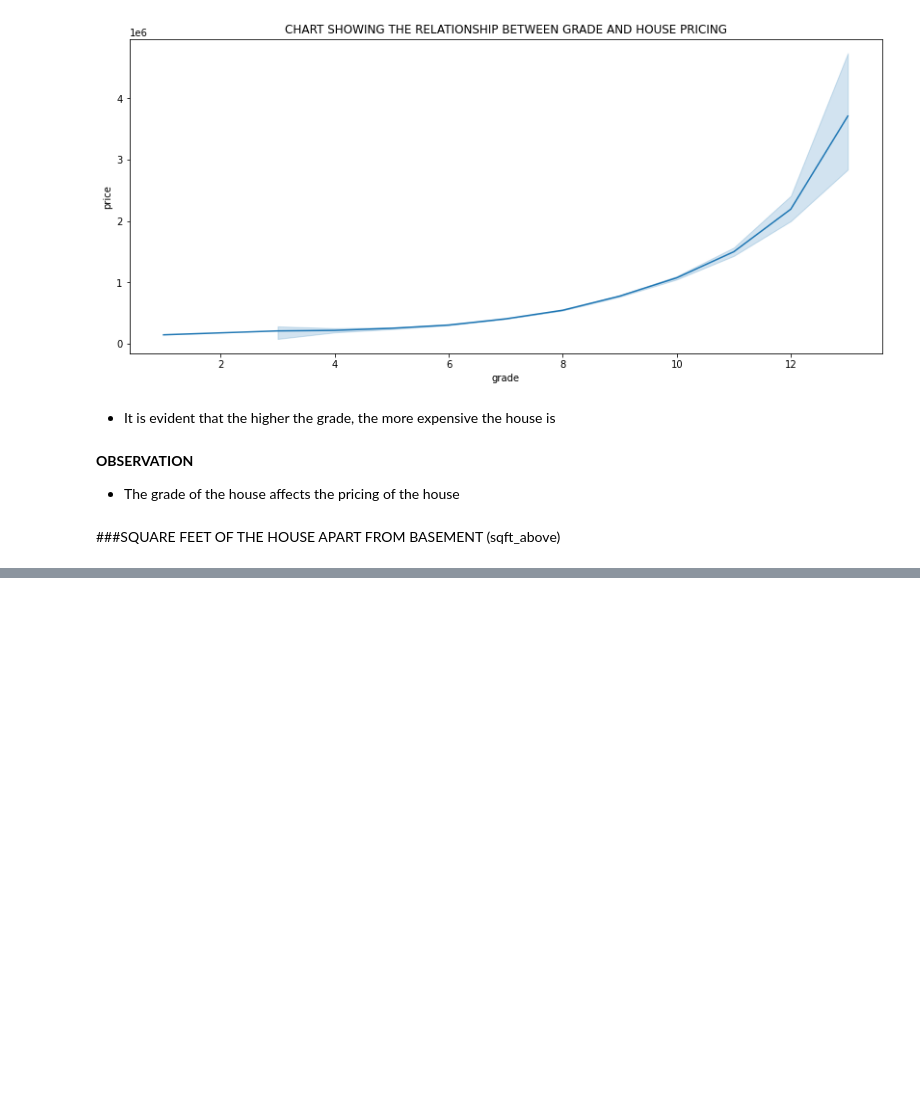
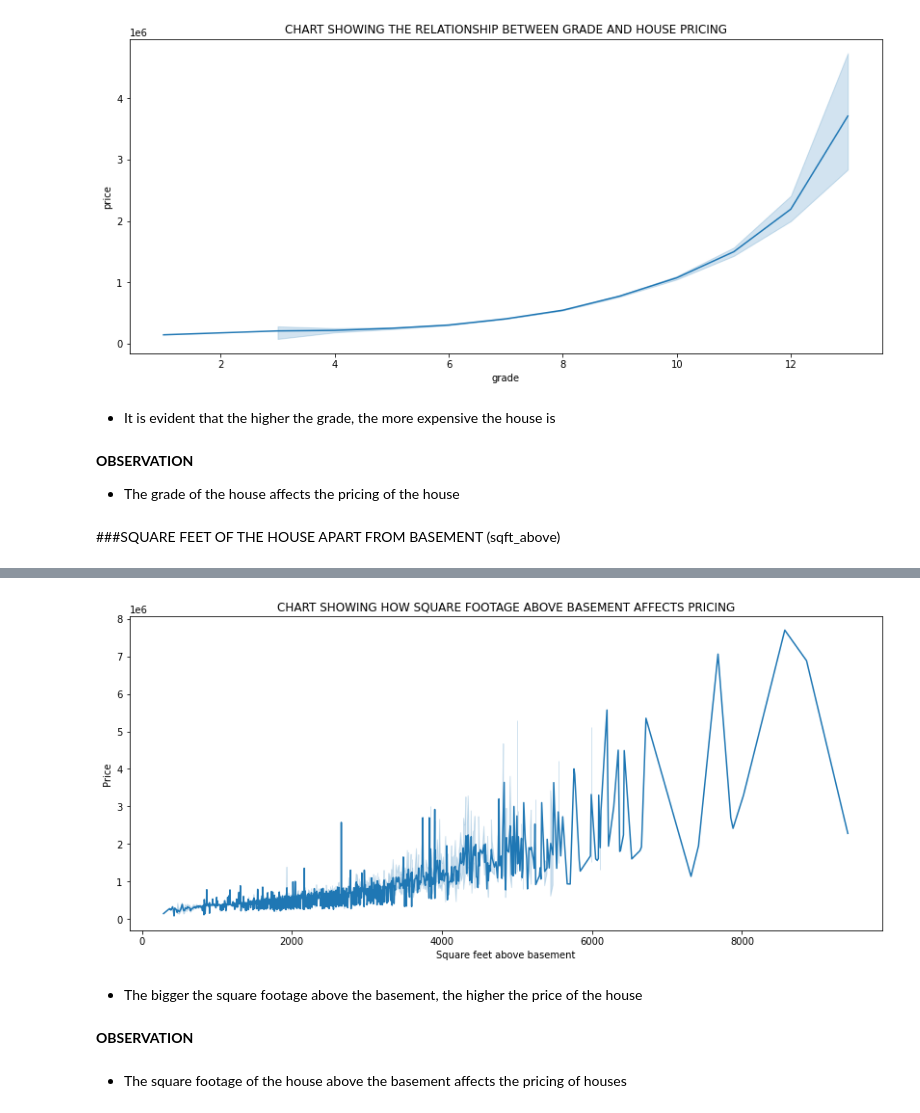
Before and after one commit to MikeDeecode/KC-properties-price-analysis, a Jupyter notebook: kc_properties_analysis.ipynb, the cells around one changed output, grey strips where cells are left out. Drawn from its saved outputs; the diff is of its cells as text; code cells hidden in the pictures; blank space fills up the shorter version.

```diff
--- a/kc_properties_analysis.ipynb
+++ b/kc_properties_analysis.ipynb
@@ -478,0 +510,15 @@ plt.show()
+# %%
+plt.figure(figsize = (14, 6))
+sns.lineplot('sqft_above', 'price', data = kc_properties)
+plt.xlabel("Square feet above basement")
+plt.ylabel("Price")
+plt.title("CHART SHOWING HOW SQUARE FOOTAGE ABOVE BASEMENT AFFECTS PRICING")
+plt.show()
+# %% [output]
+[figure, added]
+# %% [markdown]
+* The bigger the square footage above the basement, the higher the price of the house
+# %% [markdown]
+**OBSERVATION**
+# %% [markdown]
+* The square footage of the house above the basement affects the pricing of houses
```
Also changed, not shown: parts of 4 cells of this notebook.
